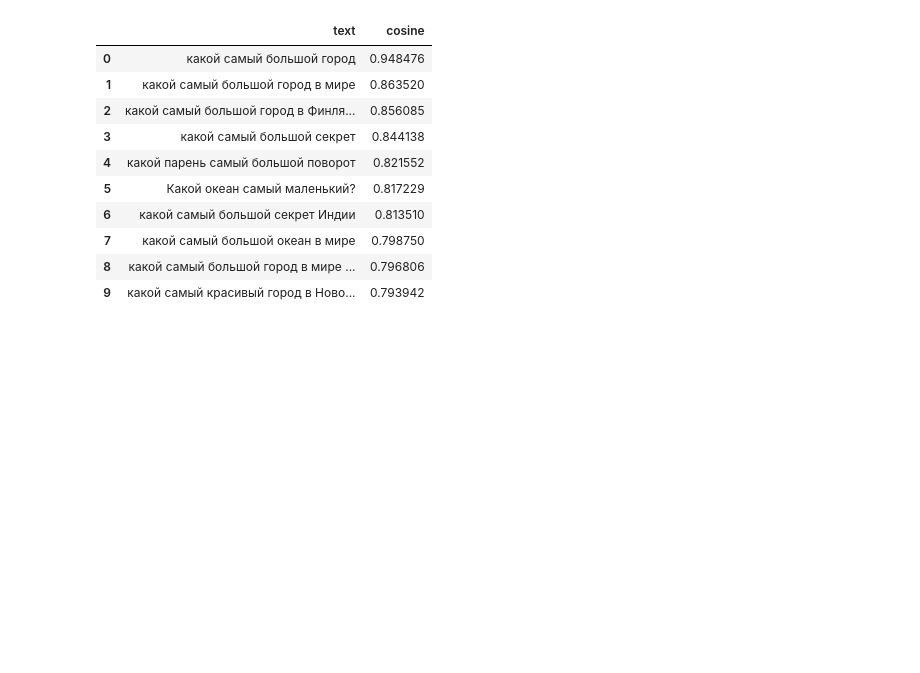
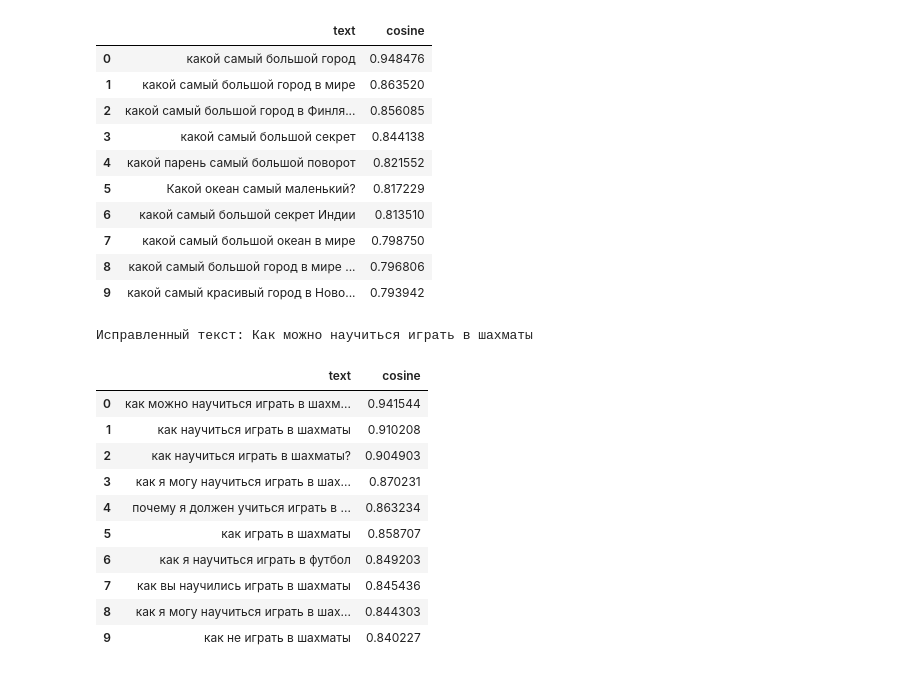
Before and after one commit to slavastar/Data-Analysis-Course, a Jupyter notebook: LW2.ipynb, the cells around one changed output. Saved outputs shown, nothing was run; the diff lists cells and outputs as text; code cells hidden in the pictures; blank space fills up the shorter version.

```diff
--- a/LW2.ipynb
+++ b/LW2.ipynb
@@ -268,3 +268,19 @@ most_similar_texts(text)
 | 7 | какой самый большой океан в мире | 0.798750 |
 | 8 | какой самый большой город в мире ... | 0.796806 |
 | 9 | какой самый красивый город в Ново... | 0.793942 |
+# %%
+text = 'Как можно научыться еграть в шашматы?'
+most_similar_texts(text)
+# %% [output]
+Исправленный текст: Как можно научиться играть в шахматы
+|  | text | cosine |
+| 0 | как можно научиться играть в шахм... | 0.941544 |
+| 1 | как научиться играть в шахматы | 0.910208 |
+| 2 | как научиться играть в шахматы? | 0.904903 |
+| 3 | как я могу научиться играть в шах... | 0.870231 |
+| 4 | почему я должен учиться играть в ... | 0.863234 |
+| 5 | как играть в шахматы | 0.858707 |
+| 6 | как я научиться играть в футбол | 0.849203 |
+| 7 | как вы научились играть в шахматы | 0.845436 |
+| 8 | как я могу научиться играть в шах... | 0.844303 |
+| 9 | как не играть в шахматы | 0.840227 |
```
Also changed, not shown: parts of 4 cells of this notebook.
